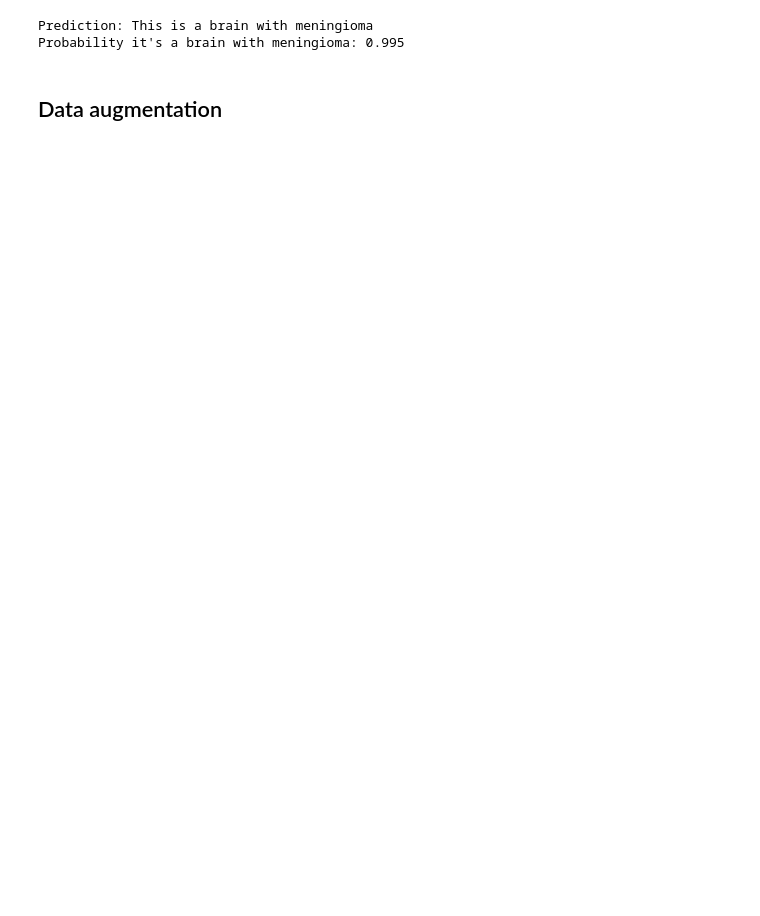
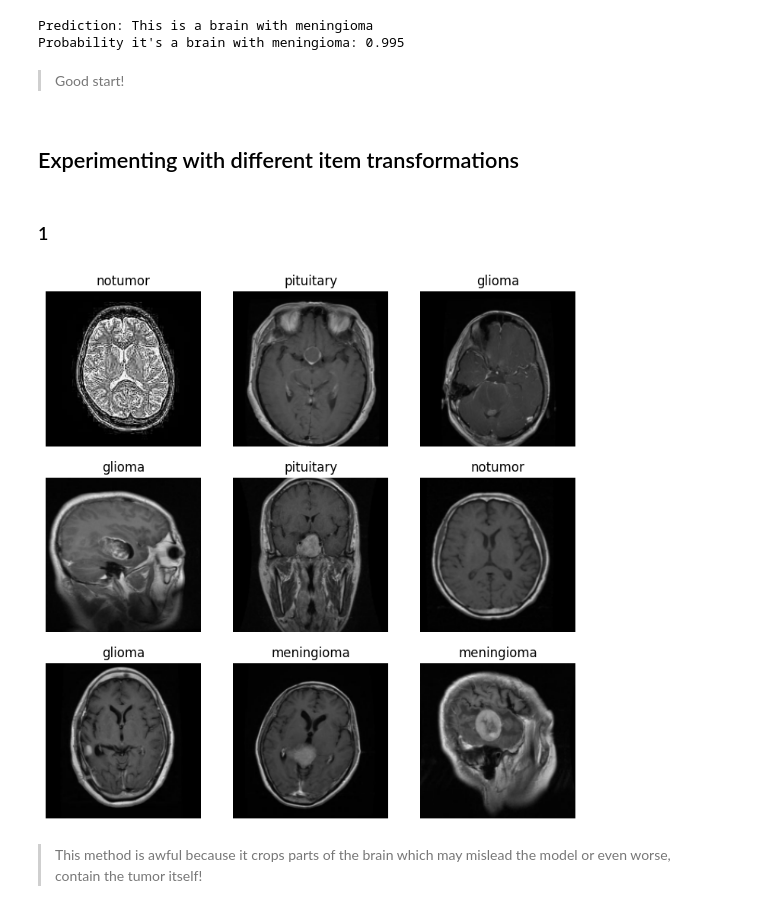
Before and after one commit to aviram421/mri-tumor-classification, a Jupyter notebook: tumor-classification-model.ipynb, the cells around one changed output. Saved outputs shown, nothing was run; the diff lists cells and outputs as text; code cells hidden in the pictures; blank space fills up the shorter version.

```diff
--- a/tumor-classification-model.ipynb
+++ b/tumor-classification-model.ipynb
@@ -75,5 +75,17 @@ print(f'Probability it\'s a brain with {prediction}: {probs[pred_idx]:.3f}')
 [interactive output not drawn]
 Prediction: This is a brain with meningioma
 Probability it's a brain with meningioma: 0.995
-# %% [markdown]
-## Data augmentation
+# %% [markdown]
+> Good start!
+# %% [markdown]
+## Experimenting with different item transformations
+# %% [markdown]
+### 1
+# %%
+scans = scans.new(item_tfms=RandomResizedCrop(192, min_scale=0.8))
+dls=scans.dataloaders(resized_dataset_path)
+dls.show_batch(max_n=9)
+# %% [output]
+[figure, added]
+# %% [markdown]
+> This method is awful because it crops parts of the brain which may mislead the model or even worse, contain the tumor itself!
```
Also changed, not shown: parts of 3 cells of this notebook.
